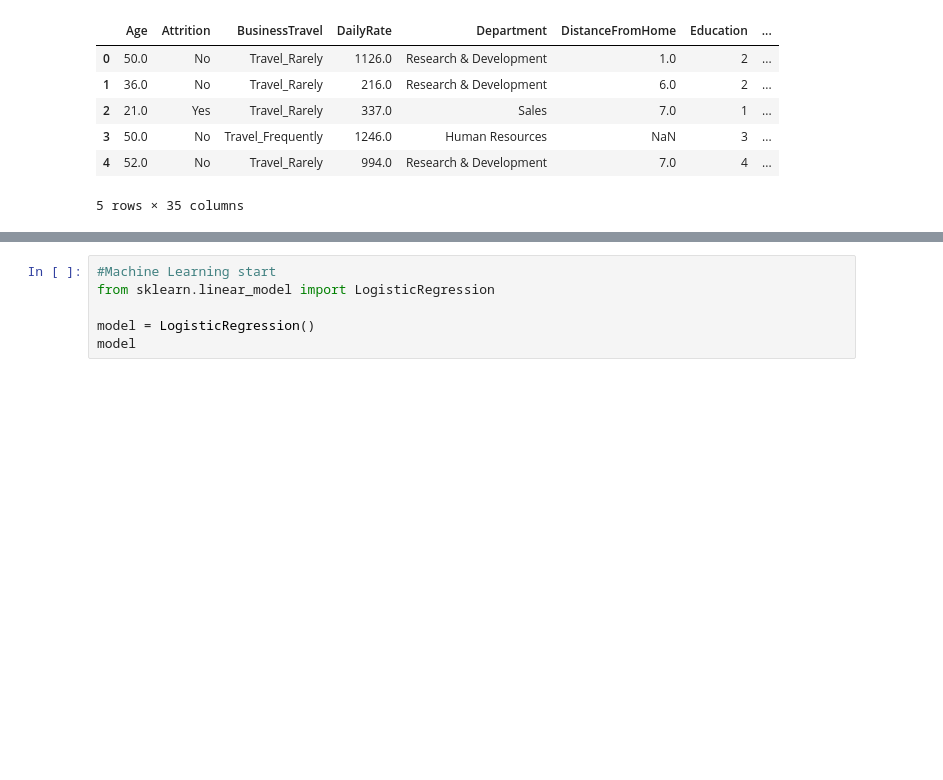
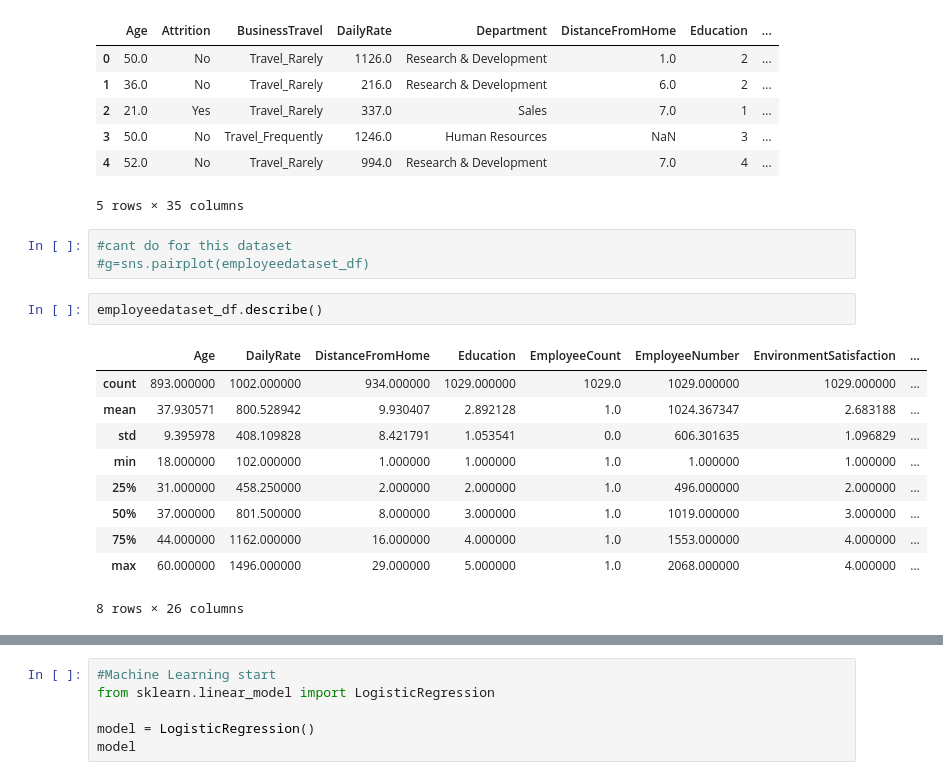
Before and after one commit to ah2009/machine-Learing-Practice, a Jupyter notebook: practiceMachinelearning.ipynb, the cells around one changed output, grey strips where cells are left out. Cells and saved outputs as stored; diff of their text form; blank space fills up the shorter version.

```diff
--- a/practiceMachinelearning.ipynb
+++ b/practiceMachinelearning.ipynb
@@ -17,6 +16,22 @@ employeedataset_df.head()
 | 3 | 50.0 | No | Travel_Frequently | 1246.0 | Human Resources | NaN | 3 | ... |
 | 4 | 52.0 | No | Travel_Rarely | 994.0 | Research & Development | 7.0 | 4 | ... |
 5 rows × 35 columns
+# %%
+#cant do for this dataset
+#g=sns.pairplot(employeedataset_df)
+# %%
+employeedataset_df.describe()
+# %% [output]
+|  | Age | DailyRate | DistanceFromHome | Education | EmployeeCount | EmployeeNumber | EnvironmentSatisfaction | ... |
+| count | 893.000000 | 1002.000000 | 934.000000 | 1029.000000 | 1029.0 | 1029.000000 | 1029.000000 | ... |
+| mean | 37.930571 | 800.528942 | 9.930407 | 2.892128 | 1.0 | 1024.367347 | 2.683188 | ... |
+| std | 9.395978 | 408.109828 | 8.421791 | 1.053541 | 0.0 | 606.301635 | 1.096829 | ... |
+| min | 18.000000 | 102.000000 | 1.000000 | 1.000000 | 1.0 | 1.000000 | 1.000000 | ... |
+| 25% | 31.000000 | 458.250000 | 2.000000 | 2.000000 | 1.0 | 496.000000 | 2.000000 | ... |
+| 50% | 37.000000 | 801.500000 | 8.000000 | 3.000000 | 1.0 | 1019.000000 | 3.000000 | ... |
+| 75% | 44.000000 | 1162.000000 | 16.000000 | 4.000000 | 1.0 | 1553.000000 | 4.000000 | ... |
+| max | 60.000000 | 1496.000000 | 29.000000 | 5.000000 | 1.0 | 2068.000000 | 4.000000 | ... |
+8 rows × 26 columns
 # %%
 sns.countplot(x="Attrition", data=employeedataset_df)
 # %% [output]
```
Also changed, not shown: parts of 32 cells of this notebook, 1 other file.
